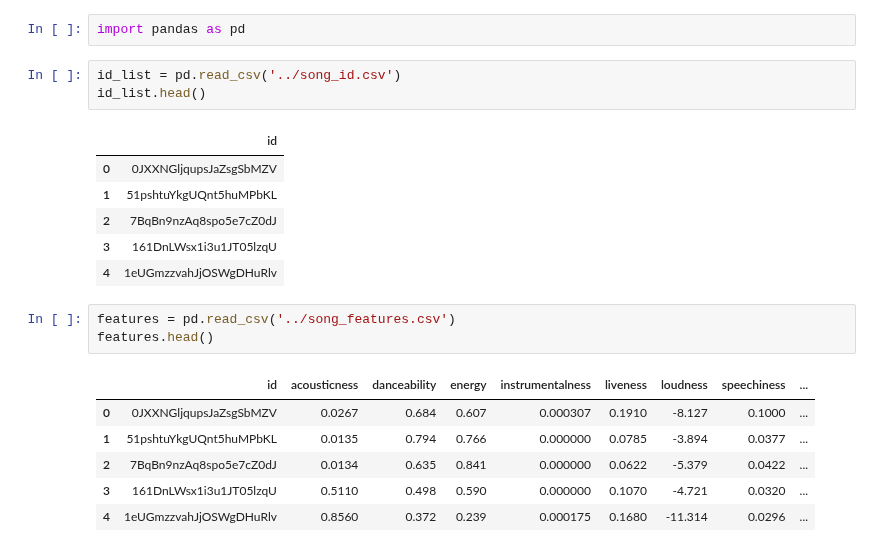
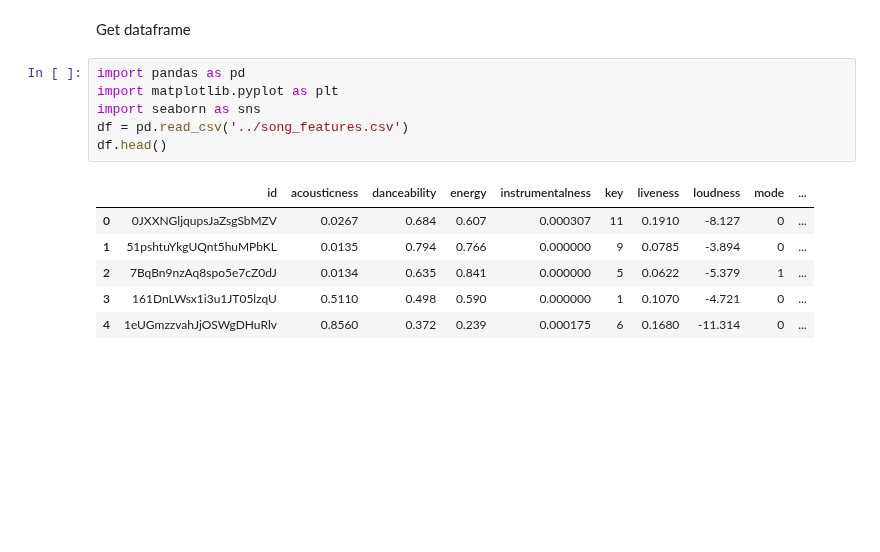
Before and after one commit to ninh-nd/spotify-rec, a Jupyter notebook: seed/data.ipynb, the cells around one changed output. Drawn from its saved outputs; the diff is of its cells as text; blank space fills up the shorter version.

```diff
--- a/seed/data.ipynb
+++ b/seed/data.ipynb
@@ -1,22 +1,15 @@
-# %%
-import pandas as pd
-# %%
-id_list = pd.read_csv('../song_id.csv')
-id_list.head()
-# %% [output]
-|  | id |
-| 0 | 0JXXNGljqupsJaZsgSbMZV |
-| 1 | 51pshtuYkgUQnt5huMPbKL |
-| 2 | 7BqBn9nzAq8spo5e7cZ0dJ |
-| 3 | 161DnLWsx1i3u1JT05lzqU |
-| 4 | 1eUGmzzvahJjOSWgDHuRlv |
-# %%
-features = pd.read_csv('../song_features.csv')
-features.head()
-# %% [output]
-|  | id | acousticness | danceability | energy | instrumentalness | liveness | loudness | speechiness | ... |
-| 0 | 0JXXNGljqupsJaZsgSbMZV | 0.0267 | 0.684 | 0.607 | 0.000307 | 0.1910 | -8.127 | 0.1000 | ... |
-| 1 | 51pshtuYkgUQnt5huMPbKL | 0.0135 | 0.794 | 0.766 | 0.000000 | 0.0785 | -3.894 | 0.0377 | ... |
-| 2 | 7BqBn9nzAq8spo5e7cZ0dJ | 0.0134 | 0.635 | 0.841 | 0.000000 | 0.0622 | -5.379 | 0.0422 | ... |
-| 3 | 161DnLWsx1i3u1JT05lzqU | 0.5110 | 0.498 | 0.590 | 0.000000 | 0.1070 | -4.721 | 0.0320 | ... |
-| 4 | 1eUGmzzvahJjOSWgDHuRlv | 0.8560 | 0.372 | 0.239 | 0.000175 | 0.1680 | -11.314 | 0.0296 | ... |
+# %% [markdown]
+Get dataframe
+# %%
+import pandas as pd
+import matplotlib.pyplot as plt
+import seaborn as sns
+df = pd.read_csv('../song_features.csv')
+df.head()
+# %% [output]
+|  | id | acousticness | danceability | energy | instrumentalness | key | liveness | loudness | mode | ... |
+| 0 | 0JXXNGljqupsJaZsgSbMZV | 0.0267 | 0.684 | 0.607 | 0.000307 | 11 | 0.1910 | -8.127 | 0 | ... |
+| 1 | 51pshtuYkgUQnt5huMPbKL | 0.0135 | 0.794 | 0.766 | 0.000000 | 9 | 0.0785 | -3.894 | 0 | ... |
+| 2 | 7BqBn9nzAq8spo5e7cZ0dJ | 0.0134 | 0.635 | 0.841 | 0.000000 | 5 | 0.0622 | -5.379 | 1 | ... |
+| 3 | 161DnLWsx1i3u1JT05lzqU | 0.5110 | 0.498 | 0.590 | 0.000000 | 1 | 0.1070 | -4.721 | 0 | ... |
+| 4 | 1eUGmzzvahJjOSWgDHuRlv | 0.8560 | 0.372 | 0.239 | 0.000175 | 6 | 0.1680 | -11.314 | 0 | ... |
```
Also changed, not shown: parts of 4 cells of this notebook, 2 other files.
